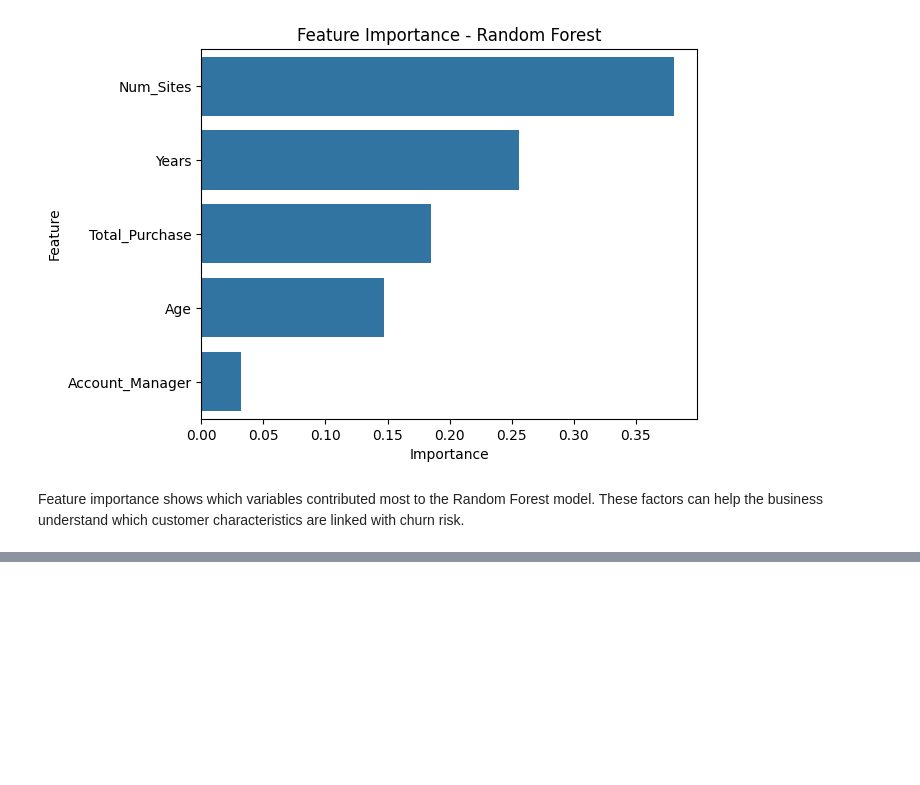
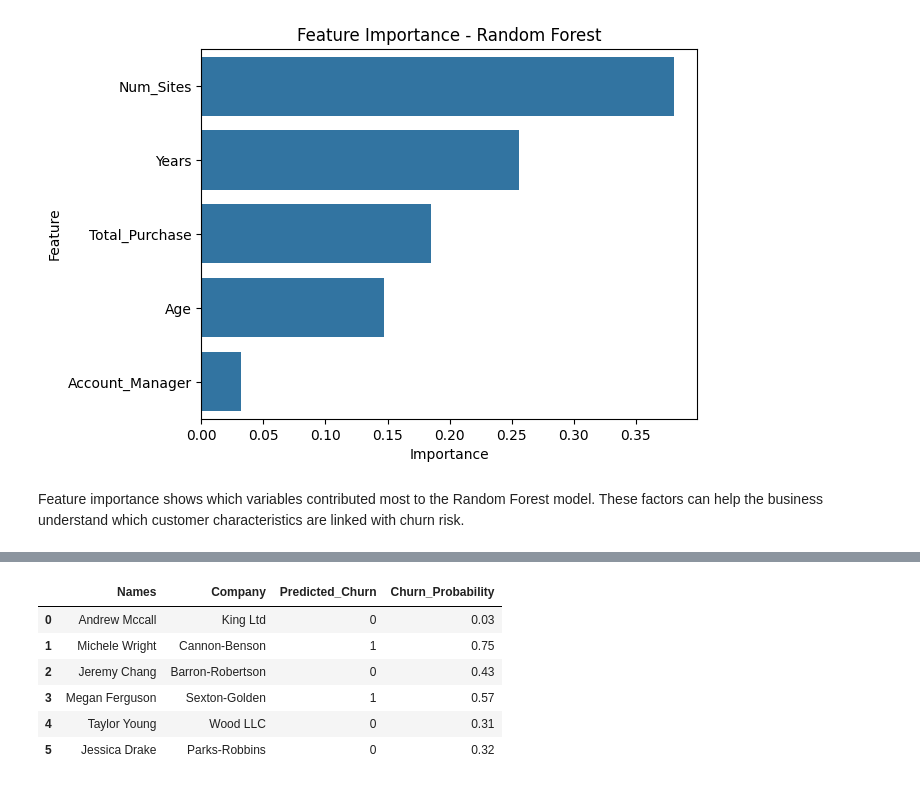
Before and after one commit to TharushiKarunarathne/Customer-Churn-Risk-Analysis-and-Prediction, a Jupyter notebook: notebooks/churn_analysis.ipynb, the cells around one changed output, grey strips where cells are left out. Cells and saved outputs as stored; diff of their text form; code cells hidden in the pictures; blank space fills up the shorter version.

```diff
--- a/notebooks/churn_analysis.ipynb
+++ b/notebooks/churn_analysis.ipynb
@@ -360,0 +412,24 @@ Based on the analysis and model results:
+# %%
+# preparing the new customer data for prediction by dropping irrelevant columns
+new_customers_model = new_customers.drop(
+    ["Names", "Location", "Company", "Onboard_date"],
+    axis=1
+)
+# %%
+# making predictions on the new customer data using the trained random forest model
+new_predictions = rf_model.predict(new_customers_model)
+new_probabilities = rf_model.predict_proba(new_customers_model)[:, 1]
+# %%
+# adding the predictions and probabilities to the new customer dataframe
+new_customers["Predicted_Churn"] = new_predictions
+new_customers["Churn_Probability"] = new_probabilities
+
+new_customers[["Names", "Company", "Predicted_Churn", "Churn_Probability"]]
+# %% [output]
+|  | Names | Company | Predicted_Churn | Churn_Probability |
+| 0 | Andrew Mccall | King Ltd | 0 | 0.03 |
+| 1 | Michele Wright | Cannon-Benson | 1 | 0.75 |
+| 2 | Jeremy Chang | Barron-Robertson | 0 | 0.43 |
+| 3 | Megan Ferguson | Sexton-Golden | 1 | 0.57 |
+| 4 | Taylor Young | Wood LLC | 0 | 0.31 |
+| 5 | Jessica Drake | Parks-Robbins | 0 | 0.32 |
```
Also changed, not shown: parts of 9 cells of this notebook, 4 other files.
